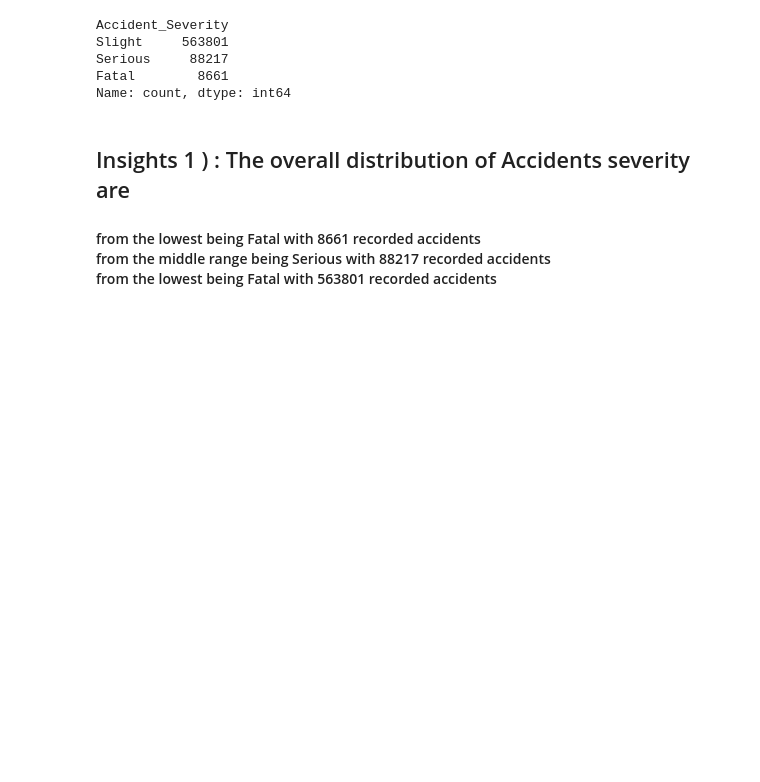
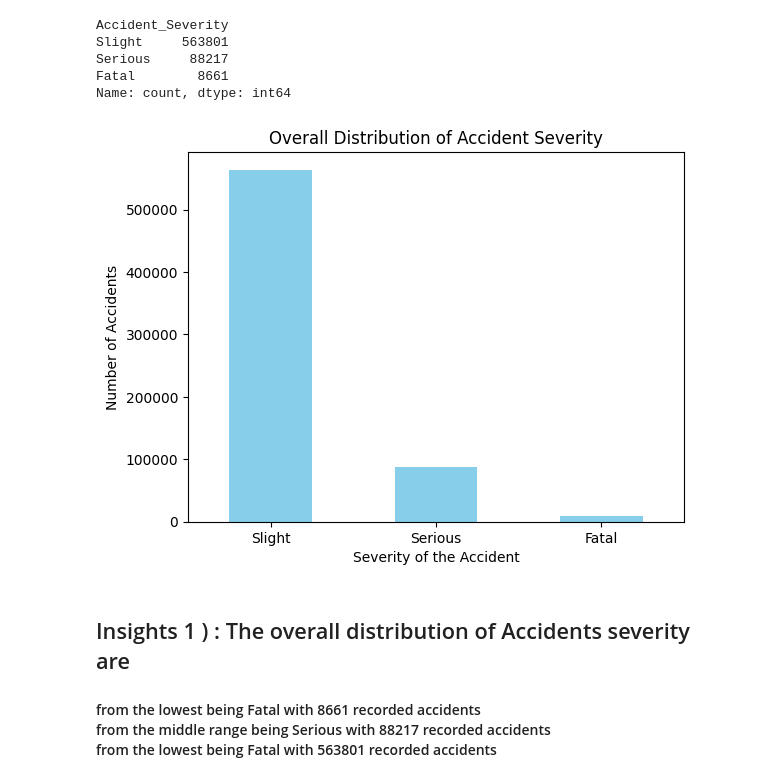
Before and after one commit to ImongMama45/ITELEC303---Act-2, a Jupyter notebook: ACTIVITY2-Copy1.ipynb, the cells around one changed output. Cells and saved outputs as stored; diff of their text form; code cells hidden in the pictures; blank space fills up the shorter version.

```diff
--- a/ACTIVITY2-Copy1.ipynb
+++ b/ACTIVITY2-Copy1.ipynb
@@ -124,6 +124,17 @@ Slight     563801
 Serious     88217
 Fatal        8661
 Name: count, dtype: int64
+# %%
+accident_severe = accident['Accident_Severity'].value_counts()
+
+accident_severe.plot(kind='bar', color="skyblue")
+plt.title("Overall Distribution of Accident Severity")
+plt.xlabel("Severity of the Accident")
+plt.ylabel("Number of Accidents")
+plt.xticks(rotation=360)
+plt.show()
+# %% [output]
+[figure, added]
 # %% [markdown]
 <h2>Insights 1 ) : The overall distribution of Accidents severity are </h2>
 <h4>from the lowest being Fatal with 8661 recorded accidents<br>from the middle range being Serious with 88217 recorded accidents<br>from the lowest being Fatal with 563801 recorded accidents</h4>
```
Also changed, not shown: parts of 35 cells of this notebook.
